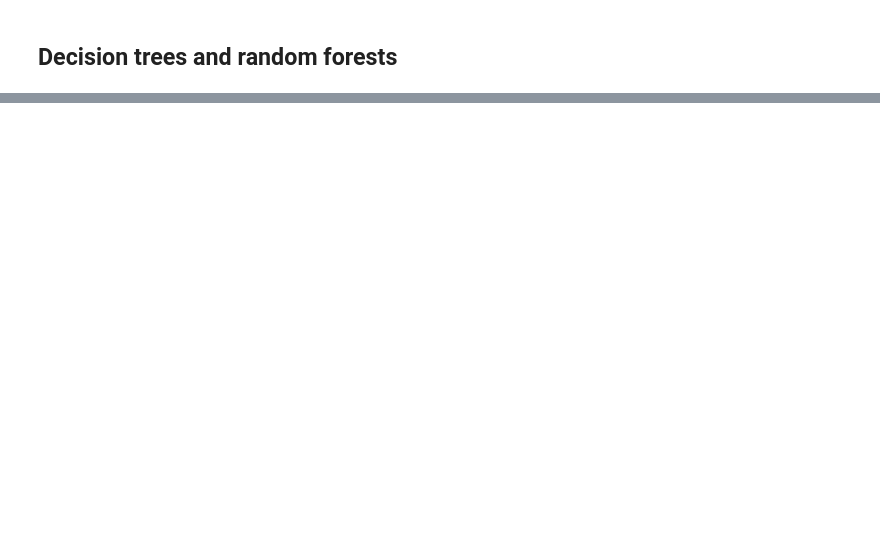
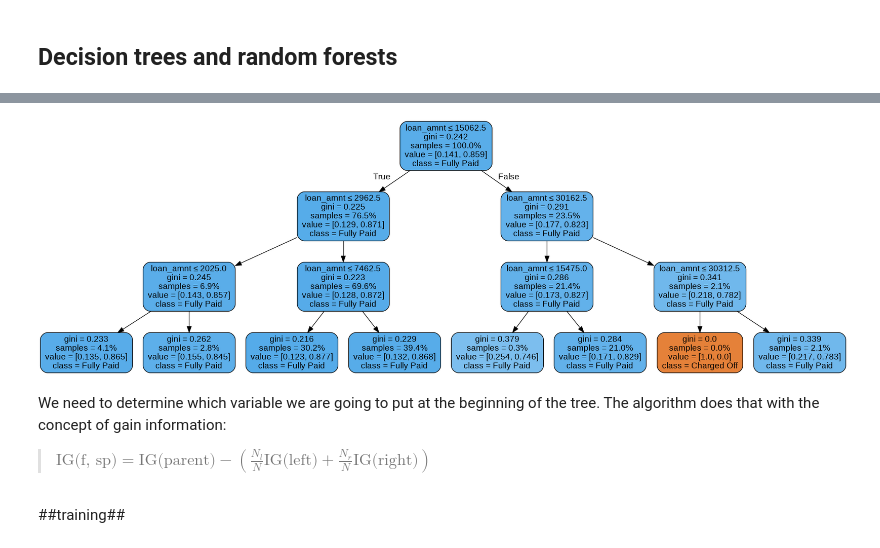
Before and after one commit to ancastillar/How-important-is-the-income-source-of-a-loan-applicant-, a Jupyter notebook: Model_LOAN_Random_Forest.ipynb, the cells around one changed output, grey strips where cells are left out. Cells and saved outputs as stored; diff of their text form; code cells hidden in the pictures; blank space fills up the shorter version.

```diff
--- a/Model_LOAN_Random_Forest.ipynb
+++ b/Model_LOAN_Random_Forest.ipynb
@@ -30,0 +41,53 @@ np.seterr(divide='ignore');
+# %%
+df = pd.read_csv('/content/drive/MyDrive/data_davivienda/Lending_club.csv',
+                 dtype = {'loan_status':'category', 'annual_inc':'float',
+                          'verification_status':'category', 'emp_length':'category',
+                          'home_ownership':'category', 'int_rate':'object',
+                          'loan_amnt':'float', 'purpose':'category',
+                          'term':'category', 'grade':'category'})
+
+#Change loan_status, verification_status, emp_length, term and grade to category type
+df.loan_status = df.loan_status.astype(pd.api.types.CategoricalDtype(categories=['Charged Off', 'Fully Paid']))
+df.verification_status = df.verification_status.astype(pd.api.types.CategoricalDtype(categories=['Not Verified', 'Source Verified', 'Verified']))
+df.emp_length = df.emp_length.astype(pd.api.types.CategoricalDtype(categories=['< 1 year', '1 year', '2 years', '3 years', '4 years', \
+                                                             '5 years', '6 years', '7 years', '8 years', '9 years', \
+                                                             '10+ years']))
+df.home_ownership = df.home_ownership.astype(pd.api.types.CategoricalDtype(categories=['RENT','MORTGAGE','OWN','OTHER']))
+df.term = df.term.astype(pd.api.types.CategoricalDtype(categories=[' 36 months', ' 60 months']))
+df.grade = df.grade.astype(pd.api.types.CategoricalDtype(categories=['A','B','C','D','E','F','G']))
+df.purpose = df.purpose.astype(pd.api.types.CategoricalDtype(categories=['debt_consolidation','credit_card','other','home_improvement','major_purchase','small_business','car', 'wedding','medical','moving','house','vacation','educational','renewable_energy']))
+
+#In addition, the original data in int_rate contains strings of the form 'x.xx%',
+#we remove the % and change the vaules to float:
+df.int_rate = df.int_rate.str.rstrip('%').astype('float')
+# %%
+df_t=df.copy()
+for var in ['loan_status', 'term','verification_status','grade','home_ownership']:
+    df_t[var]=df_t[var].cat.codes
+
+
+clf = DecisionTreeClassifier(max_depth = 3)
+
+# Train Decision Tree Classifer
+covariates=['loan_amnt']
+
+clf = clf.fit(df_t[covariates], df_t['loan_status'])
+
+dot_data = StringIO()
+export_graphviz(clf, out_file=dot_data, feature_names = covariates,
+                class_names=['Charged Off', 'Fully Paid'],
+                filled=True, rounded=True,
+                special_characters=True,
+                impurity='gini', proportion=True)
+
+graph = pydotplus.graph_from_dot_data(dot_data.getvalue())
+Image(graph.create_png())
+# %% [output]
+[figure, added]
+# %% [markdown]
+We need to determine which variable we are going to put at the beginning of the tree. The algorithm does that with the concept of gain information:
+
+
+> $\text{IG(f, sp)}= \text{IG(parent)}- ( \frac{N_l}{N}\text{IG(left)}+\frac{N_r}{N}\text{IG(right)})$
+# %% [markdown]
+##training##
```
Also changed, not shown: parts of 8 cells of this notebook.
